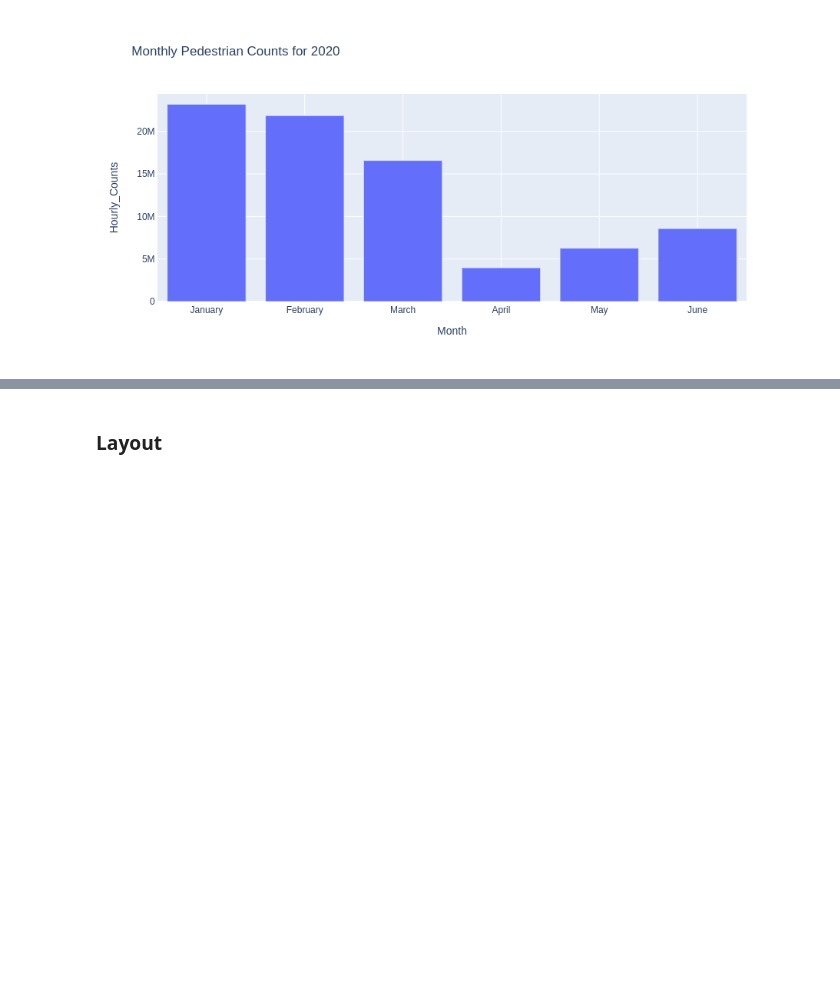
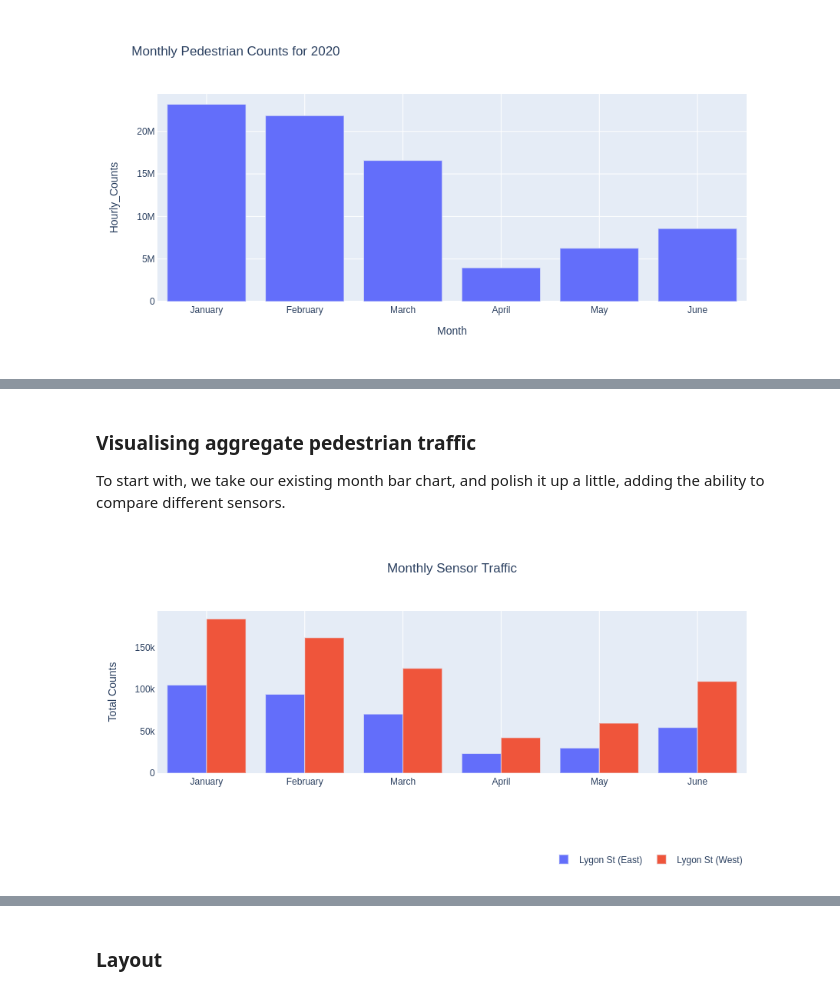
Before and after one commit to ned2/melbviz, a Jupyter notebook: workshop/workshop.ipynb, the cells around one changed output, grey strips where cells are left out. Saved outputs shown, nothing was run; the diff lists cells and outputs as text; code cells hidden in the pictures; blank space fills up the shorter version.

```diff
--- a/workshop/workshop.ipynb
+++ b/workshop/workshop.ipynb
@@ -488,0 +526,5 @@ TODO: Outline the plots we're going to make
+# %%
+# get all records from 2020, for the following sen:
+sensors = ["Lygon St (East)", "Lygon St (West)", "Faraday St-Lygon (West)"]
+lygon_2020_df = filter_df(counts_df, year=2020, sensor=sensors)
+lygon_2020_df
@@ -488,0 +545,47 @@ TODO: Outline the plots we're going to make
+# %% [markdown]
+### Visualising aggregate pedestrian traffic
+
+To start with, we take our existing month bar chart, and polish it up a little, adding the ability to compare different sensors.
+# %%
+def plot_month_counts(
+    df, split_sensors=False, title="Monthly Sensor Traffic", **kwargs
+):
+    """Make a bar plot of monthly counts"""
+    if split_sensors:
+        group_cols = ["Month", "Sensor_Name"]
+        color = "Sensor_Name"
+    else:
+        group_cols = ["Month"]
+        color = None
+    month_df = df.groupby(group_cols)["Hourly_Counts"].sum().reset_index()
+    month_df["month_num"] = pd.to_datetime(month_df.Month, format="%B").dt.month
+    figure = px.bar(
+        month_df.sort_values(by="month_num"),
+        x="Month",
+        y="Hourly_Counts",
+        barmode="group",
+        color=color,
+        title=title,
+        **kwargs,
+    )
+    figure.update_layout(
+        title_x=0.5,
+        yaxis_title="Total Counts",
+        yaxis_showgrid=False,
+        yaxis_zeroline=False,
+        xaxis_title=None,
+        legend=dict(
+            title_text="",
+            orientation="h",
+            yanchor="bottom",
+            y=-0.6,
+            xanchor="right",
+            x=1,
+        ),
+    )
+    return figure
+
+
+plot_month_counts(lygon_2020_df, split_sensors=True)
+# %% [output]
+[figure, added]
```
Also changed, not shown: parts of 24 cells of this notebook, 3 other files.
